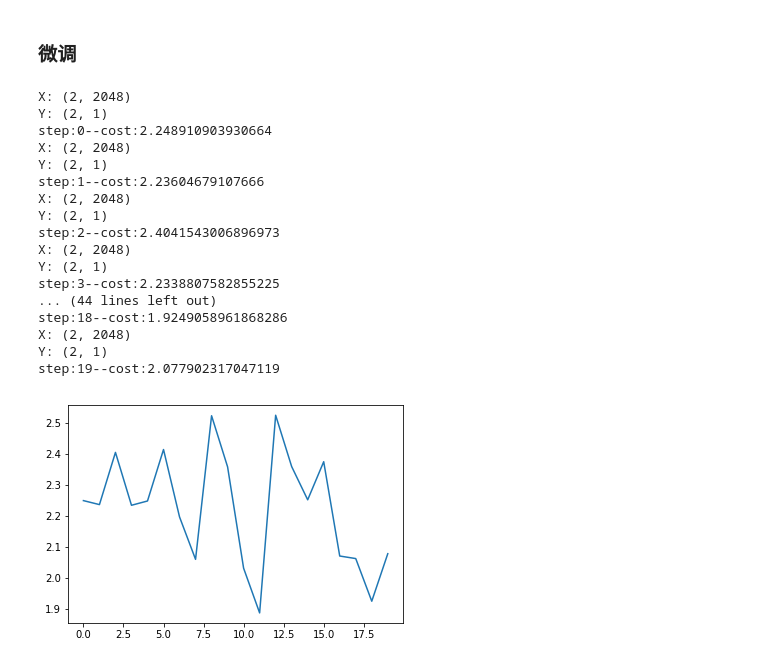
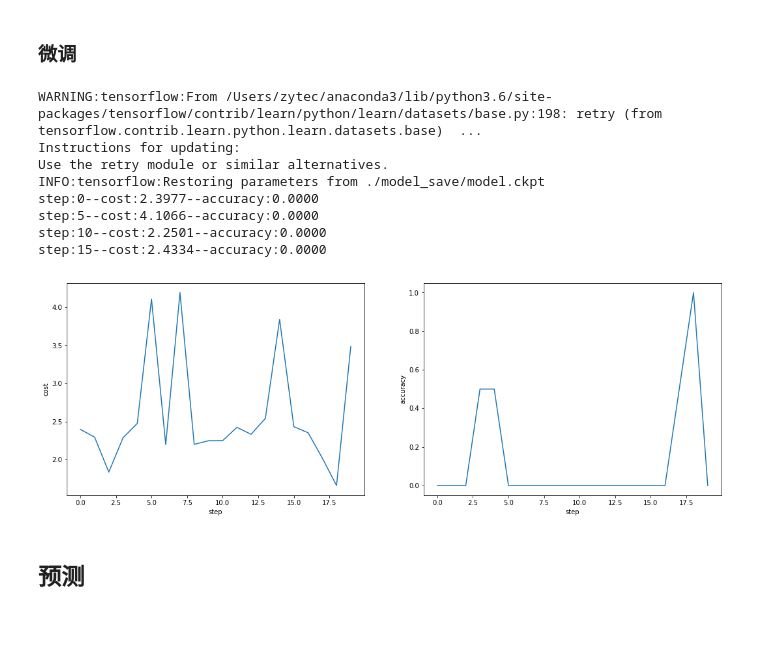
Before and after one commit to CoderSLZhang/Kaggle_Digit_Recognizer, a Jupyter notebook: Fineturn_Resnet50.ipynb, the cells around one changed output. Saved outputs shown, nothing was run; the diff lists cells and outputs as text; code cells hidden in the pictures; blank space fills up the shorter version.

```diff
--- a/Fineturn_Resnet50.ipynb
+++ b/Fineturn_Resnet50.ipynb
@@ -179,7 +197,7 @@ Feature extraction complete
 # %% [markdown]
 ### 划分数据集
 # %%
-h5f = h5py.File('total_features.h5', mode='r')
+h5f = h5py.File(TRAIN_FEATURE_SAVE, mode='r')
 total_X_dataset = h5f['features']
 total_Y_dataset = h5f['labels']
 
@@ -278,12 +284,28 @@ def build_cost(logits, labels):
+# %%
+def plot(steps, costs, accuracies):
+    plt.figure(figsize=(18, 6))
+
+    plt.subplot(1, 2, 1)
+    plt.plot(list(range(steps)), costs)
+    plt.xlabel('step')
+    plt.ylabel('cost')
+
+    plt.subplot(1, 2, 2)
+    plt.plot(list(range(steps)), accuracies)
+    plt.xlabel('step')
+    plt.ylabel('accuracy')
 # %% [markdown]
 ### 微调
 # %%
-def fineturn(X_dataset, Y_dataset, lr=0.01, batch_size=2,
-             lambd=0, epochs=1, fineture_net_shape=(10,), print_steps=10):
+def fineturn(X_dataset, Y_dataset, lr=0.01, batch_size=2, keep_prob=1, epochs=1,
+             fineture_net_shape=(10,), print_steps=10, plot_steps=5, resume=True):
+    tf.reset_default_graph()
+
     inputs_pl, labels_pl = build_fineture_input()
-    logits_op, output_op = build_small_net(inputs_pl, lambd, fineture_net_shape)
+    logits_op, output_op = build_small_net(inputs_pl, keep_prob, fineture_net_shape)
 
     cost_op = build_cost(logits_op, labels_pl)
+    accuracy_op = build_accuracy(output_op, labels_pl)
     optimizer_op = tf.train.AdamOptimizer(lr).minimize(cost_op)
 
     data_gen = Features_labels_gen(X_dataset, Y_dataset, epochs, batch_size)
@@ -291,44 +313,47 @@ def fineturn(X_dataset, Y_dataset, lr=0.01, batch_size=2,
     sess = tf.Session()
     sess.run(tf.global_variables_initializer())
 
+    saver = tf.train.Saver()
+    if resume:
+        saver.restore(sess, MODEL_SAVE)
+
     costs = []
+    accuracies = []
 
     try:
         step = 0
         while True:
             X, Y = data_gen.get_featres_labels(sess)
 
-            _, cost = sess.run((optimizer_op, cost_op), feed_dict={inputs_pl: X, labels_pl: Y})
+            _, cost, accuracy = sess.run((optimizer_op, cost_op, accuracy_op), feed_dict={inputs_pl: X, labels_pl: Y})
 
             if step % print_steps == 0:
+                print('step:{0}--cost:{1:.4f}--accuracy:{2:.4f}'.format(step, cost, accuracy))
+
+            if step % plot_steps == 0:
                 costs.append(cost)
-                print('step:{0}--cost:{1}'.format(step, cost))
+                accuracies.append(accuracy)
 
             step += 1
     except tf.errors.OutOfRangeError:
         pass
 
-    plt.plot(costs)
+    plot(step, costs, accuracies)
+
+    saver.save(sess, MODEL_SAVE)
 
     sess.close()
 # %%
-fineturn(total_X_dataset, total_Y_dataset, lr=0.001, epochs=2, print_steps=1)
+fineturn(total_X_dataset, total_Y_dataset, lr=0.001, epochs=2, print_steps=5, plot_steps=1, resume=True)
 # %% [output]
-X: (2, 2048)
-Y: (2, 1)
-step:0--cost:2.248910903930664
-X: (2, 2048)
-Y: (2, 1)
-step:1--cost:2.23604679107666
-X: (2, 2048)
-Y: (2, 1)
-step:2--cost:2.4041543006896973
-X: (2, 2048)
-Y: (2, 1)
-step:3--cost:2.2338807582855225
-... (44 lines left out)
-step:18--cost:1.9249058961868286
-X: (2, 2048)
-Y: (2, 1)
-step:19--cost:2.077902317047119
+WARNING:tensorflow:From /Users/zytec/anaconda3/lib/python3.6/site-packages/tensorflow/contrib/learn/python/learn/datasets/base.py:198: retry (from tensorflow.contrib.learn.python.learn.datasets.base)  ...
+Instructions for updating:
+Use the retry module or similar alternatives.
+INFO:tensorflow:Restoring parameters from ./model_save/model.ckpt
+step:0--cost:2.3977--accuracy:0.0000
+step:5--cost:4.1066--accuracy:0.0000
+step:10--cost:2.2501--accuracy:0.0000
+step:15--cost:2.4334--accuracy:0.0000
-[figure, old version]
+[figure, new version]
+# %% [markdown]
+## 预测
```
Also changed, not shown: parts of 15 cells of this notebook, 1 other file.
